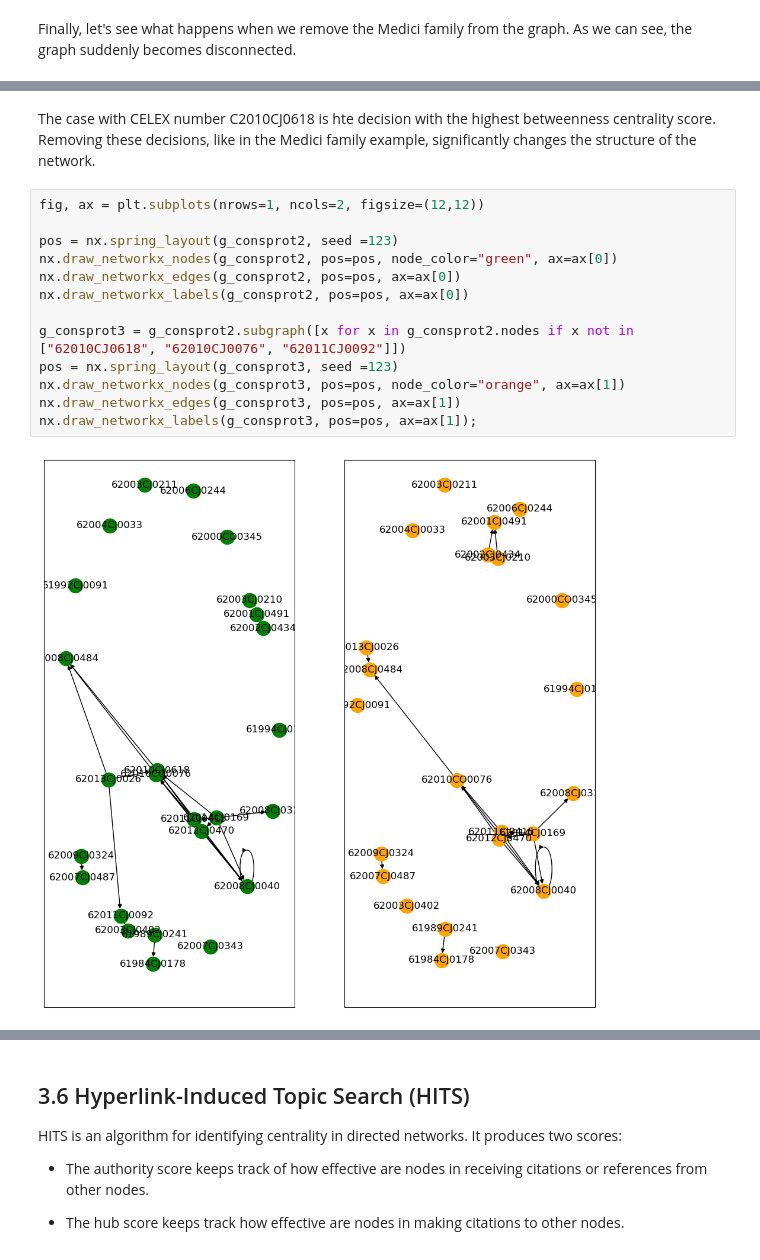
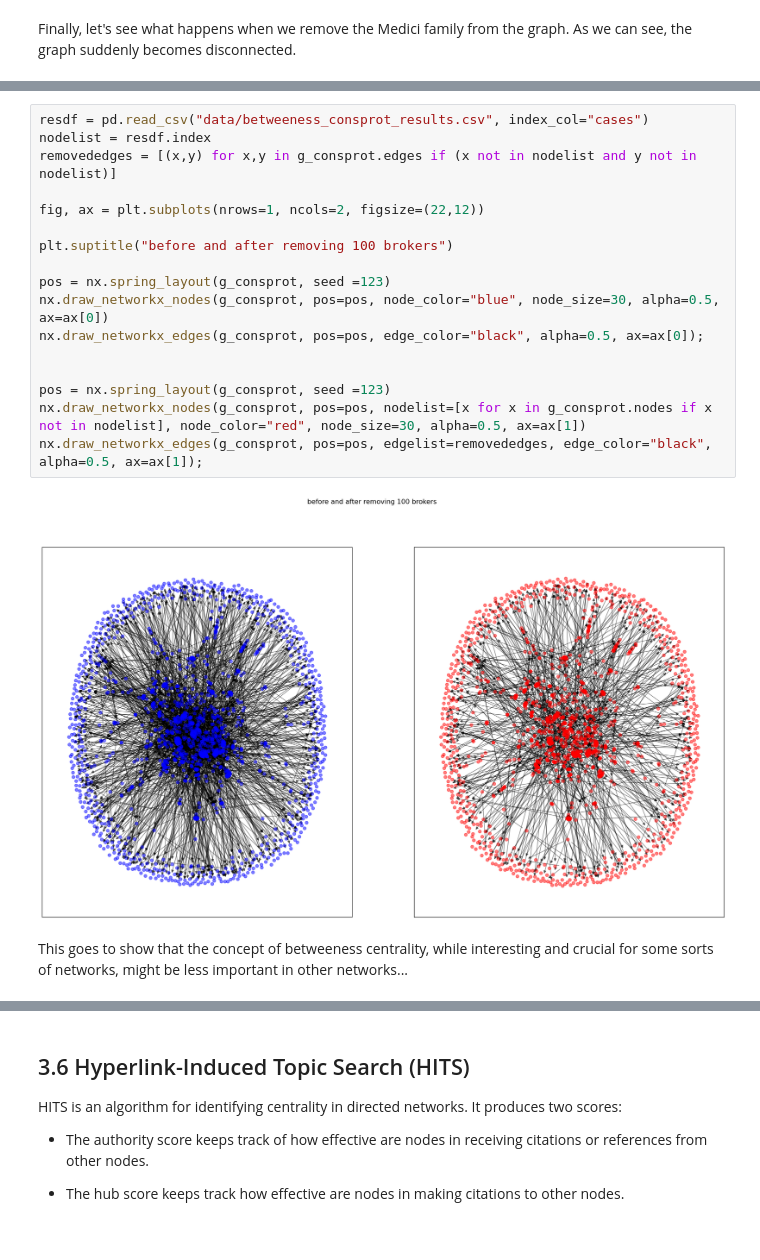
Before and after one commit to maastrichtlawtech/legalnetworkanalysis_textbook, a Jupyter notebook: Chapter_3_Centrality.ipynb, the cells around one changed output, grey strips where cells are left out. Cells and saved outputs as stored; diff of their text form.

```diff
--- a/Chapter_3_Centrality.ipynb
+++ b/Chapter_3_Centrality.ipynb
@@ -994,20 +1012,24 @@ sns.barplot(y = df_consprot.cases, x = df_consprot.betweenness_norm, color='red'
-# %% [markdown]
-The case with CELEX number C2010CJ0618 is hte decision with the highest betweenness centrality score. Removing these decisions, like in the Medici family example, significantly changes the structure of the network.
 # %%
-fig, ax = plt.subplots(nrows=1, ncols=2, figsize=(12,12))
+resdf = pd.read_csv("data/betweeness_consprot_results.csv", index_col="cases")
+nodelist = resdf.index
+removededges = [(x,y) for x,y in g_consprot.edges if (x not in nodelist and y not in nodelist)]
 
-pos = nx.spring_layout(g_consprot2, seed =123)
-nx.draw_networkx_nodes(g_consprot2, pos=pos, node_color="green", ax=ax[0])
-nx.draw_networkx_edges(g_consprot2, pos=pos, ax=ax[0])
-nx.draw_networkx_labels(g_consprot2, pos=pos, ax=ax[0])
+fig, ax = plt.subplots(nrows=1, ncols=2, figsize=(22,12))
 
-g_consprot3 = g_consprot2.subgraph([x for x in g_consprot2.nodes if x not in ["62010CJ0618", "62010CJ0076", "62011CJ0092"]])
-pos = nx.spring_layout(g_consprot3, seed =123)
-nx.draw_networkx_nodes(g_consprot3, pos=pos, node_color="orange", ax=ax[1])
-nx.draw_networkx_edges(g_consprot3, pos=pos, ax=ax[1])
-nx.draw_networkx_labels(g_consprot3, pos=pos, ax=ax[1]);
+plt.suptitle("before and after removing 100 brokers")
+
+pos = nx.spring_layout(g_consprot, seed =123)
+nx.draw_networkx_nodes(g_consprot, pos=pos, node_color="blue", node_size=30, alpha=0.5, ax=ax[0])
+nx.draw_networkx_edges(g_consprot, pos=pos, edge_color="black", alpha=0.5, ax=ax[0]);
+
+
+pos = nx.spring_layout(g_consprot, seed =123)
+nx.draw_networkx_nodes(g_consprot, pos=pos, nodelist=[x for x in g_consprot.nodes if x not in nodelist], node_color="red", node_size=30, alpha=0.5, ax=ax[1])
+nx.draw_networkx_edges(g_consprot, pos=pos, edgelist=removededges, edge_color="black", alpha=0.5, ax=ax[1]);
 # %% [output]
-[figure, old version]
+[figure, new version]
+# %% [markdown]
+This goes to show that the concept of betweeness centrality, while interesting and crucial for some sorts of networks, might be less important in other networks...
 # %% [markdown]
 How can betweenness centrality be explained in more mathematical terms? Betweenness centrality focuses on the number of shortest paths that pass through a node v. First take any pair of nodes s, t. We can obtain the length of all the shortest paths between s and t using a shortest path function that we here call 'spath'.
 
```
Also changed, not shown: parts of 35 cells of this notebook, 5 other files.
